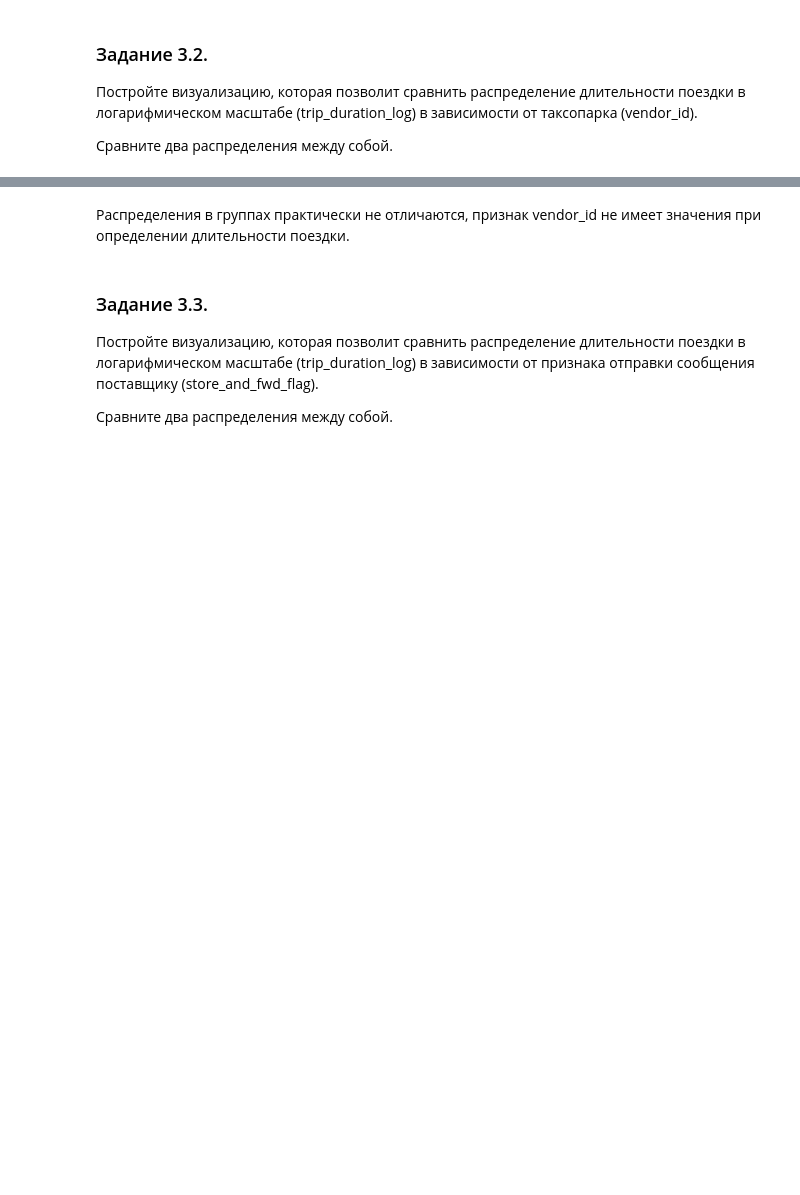
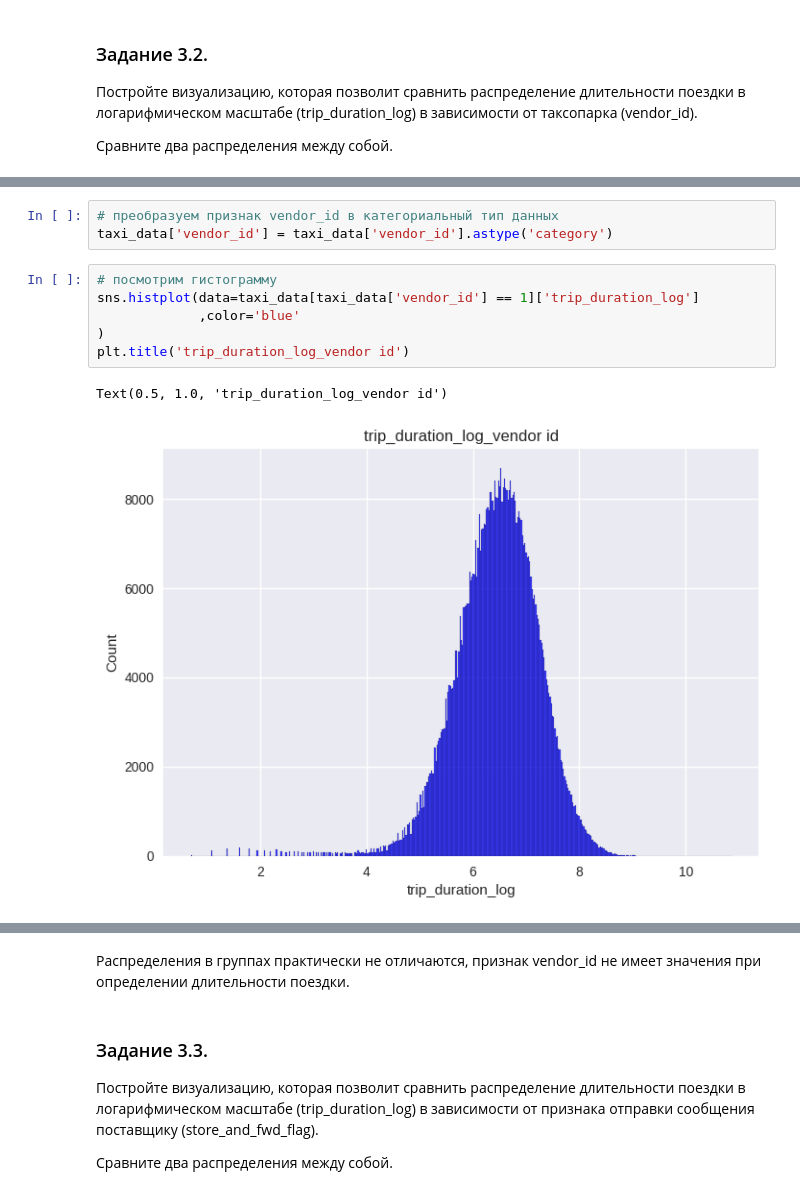
Before and after one commit to smirnovaanastasia1234/Progect_pratice, a Jupyter notebook: Проектный_практикум.ipynb, the cells around one changed output, grey strips where cells are left out. Drawn from its saved outputs; the diff is of its cells as text; blank space fills up the shorter version.

```diff
--- a/Проектный_практикум.ipynb
+++ b/Проектный_практикум.ipynb
@@ -709,0 +687,12 @@ boxplot = sns.boxplot(
+# %%
+# преобразуем признак vendor_id в категориальный тип данных
+taxi_data['vendor_id'] = taxi_data['vendor_id'].astype('category')
+# %%
+# посмотрим гистограмму
+sns.histplot(data=taxi_data[taxi_data['vendor_id'] == 1]['trip_duration_log']
+             ,color='blue'
+)
+plt.title('trip_duration_log_vendor id')
+# %% [output]
+Text(0.5, 1.0, 'trip_duration_log_vendor id')
+[figure, added]
```
Also changed, not shown: parts of 17 cells of this notebook.
